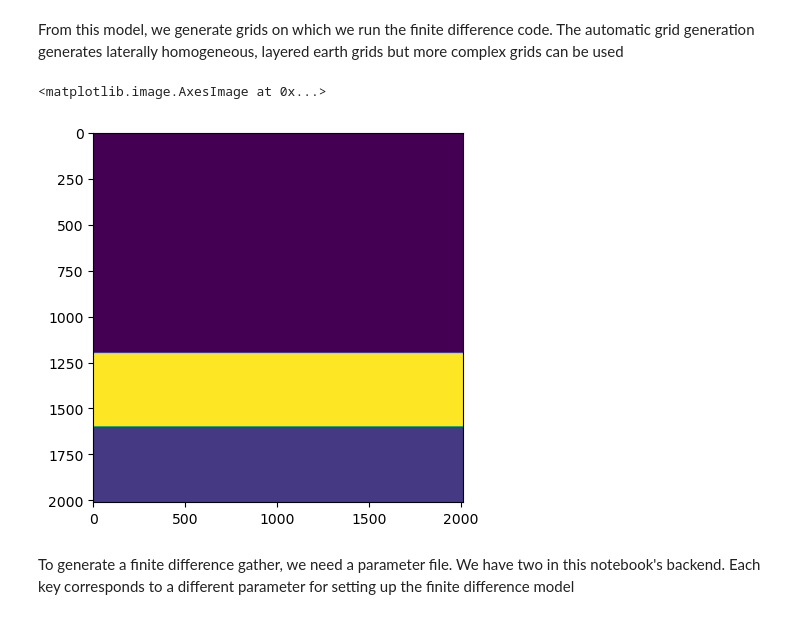
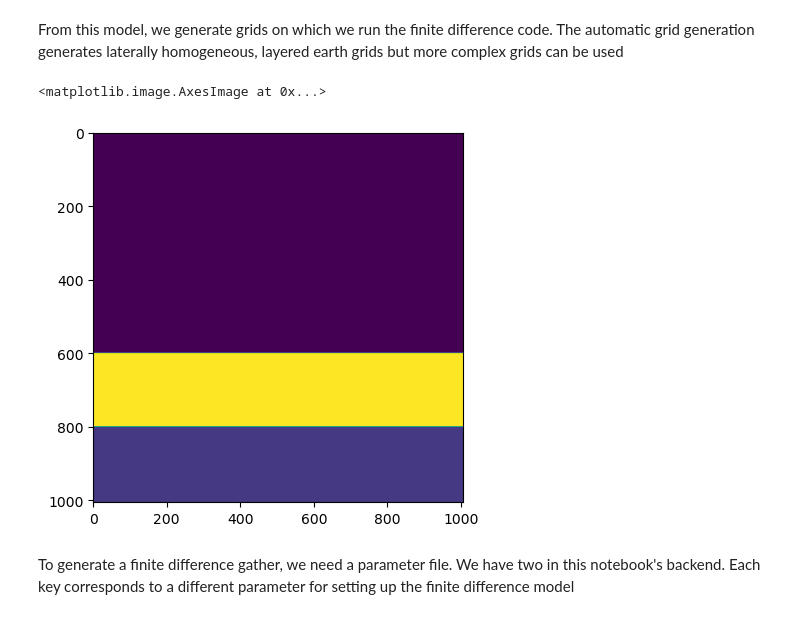
Before and after one commit to gpap-gpap/mantis-core-examples, a Jupyter notebook: Example_5_Finite_difference.ipynb, the cells around one changed output. Drawn from its saved outputs; the diff is of its cells as text; code cells hidden in the pictures.

```diff
--- a/Example_5_Finite_difference.ipynb
+++ b/Example_5_Finite_difference.ipynb
@@ -38,15 +37,15 @@ cij_grid.save_modelling_grids(
 # %%
 import numpy as np
 
 with open("./wave_modelling_backend/temp/isotropic/a11.bin", "r") as f:
     a11 = np.fromfile(f, dtype=np.float32)
     a11 = a11.reshape(201, 201).T
 
 import matplotlib.pyplot as plt
-plt.imshow(np.sqrt(a11), extent=[0, 2010, 2010, 0])
+plt.imshow(np.sqrt(a11), extent=[0, 1005, 1005, 0])
 # %% [output]
 <matplotlib.image.AxesImage at 0x...>
-[figure, old version]
+[figure, new version]
 # %% [markdown]
 To generate a finite difference gather, we need a parameter file. We have two in this notebook's backend. Each key corresponds to a different parameter for setting up the finite difference model
 # %%
```
Also changed, not shown: parts of 6 cells of this notebook.
